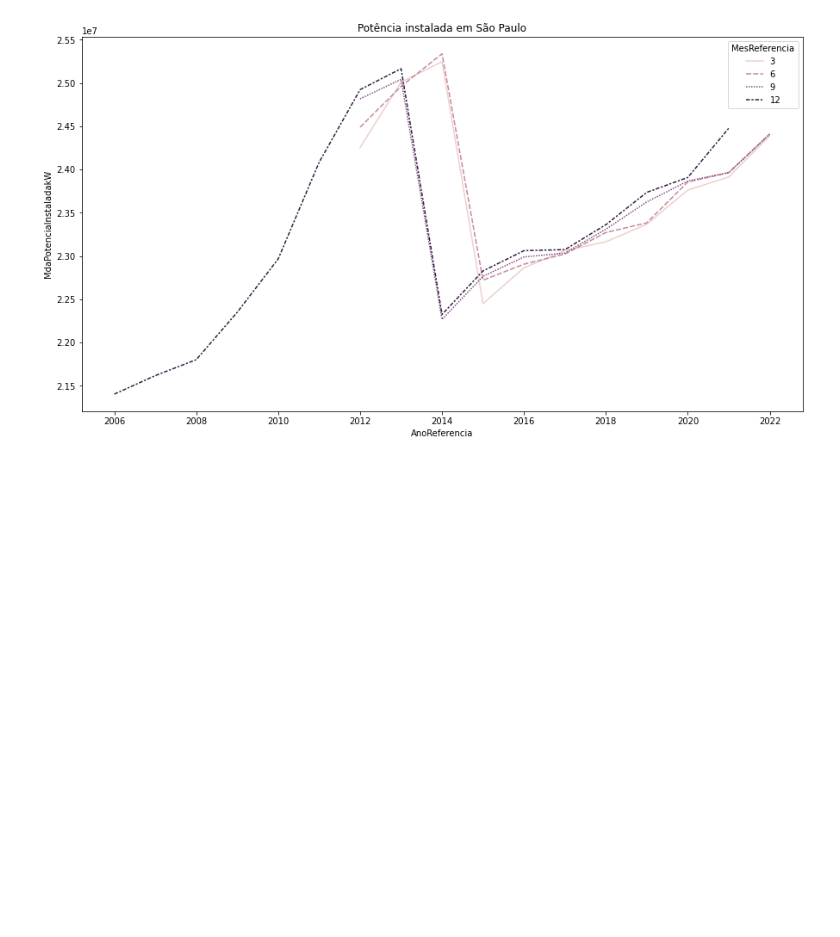
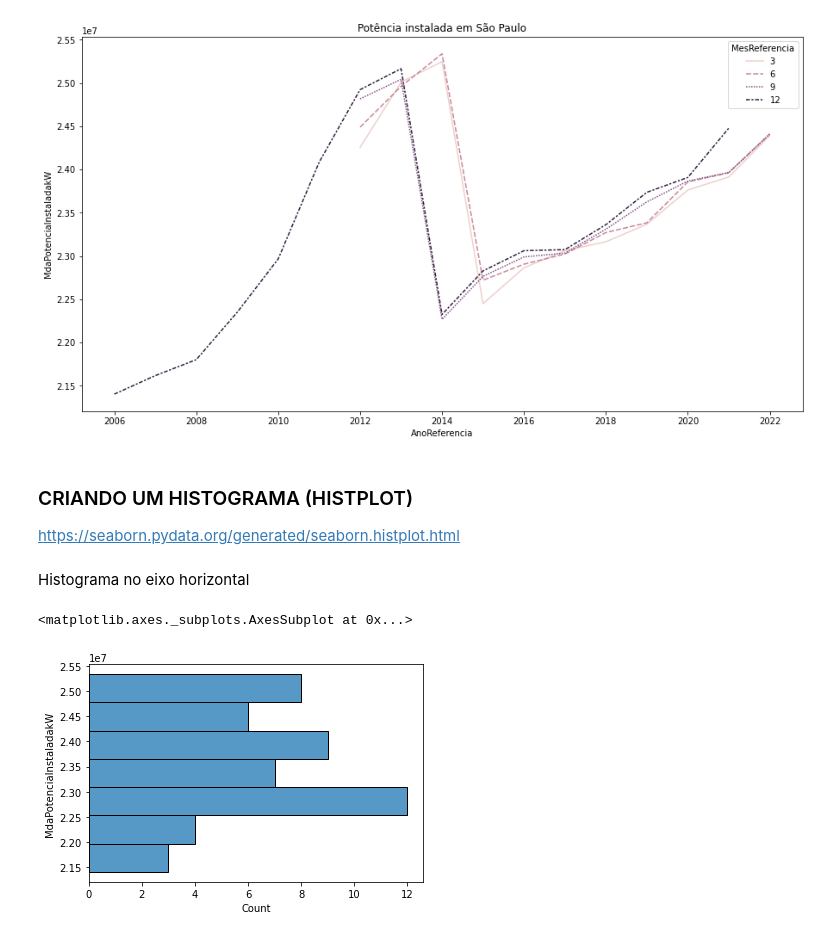
Before and after one commit to Daniellucasgonzaga/Trabalho_Final_BCC19, a Jupyter notebook: TrabalhoFinal.ipynb, the cells around one changed output. Drawn from its saved outputs; the diff is of its cells as text; code cells hidden in the pictures; blank space fills up the shorter version.

```diff
--- a/TrabalhoFinal.ipynb
+++ b/TrabalhoFinal.ipynb
@@ -131,3 +149,14 @@ line1 = sns.lineplot(data = SP,                                    # busca o df
 line1.figure.set_size_inches(15, 8)                                # altera tamanho da figura
 # %% [output]
 [figure]
+# %% [markdown]
+### CRIANDO UM HISTOGRAMA (HISTPLOT)
+https://seaborn.pydata.org/generated/seaborn.histplot.html
+# %% [markdown]
+Histograma no eixo horizontal
+# %%
+sns.histplot(data = SP,
+             y = "MdaPotenciaInstaladakW")
+# %% [output]
+<matplotlib.axes._subplots.AxesSubplot at 0x...>
+[figure, added]
```
Also changed, not shown: parts of 18 cells of this notebook.
